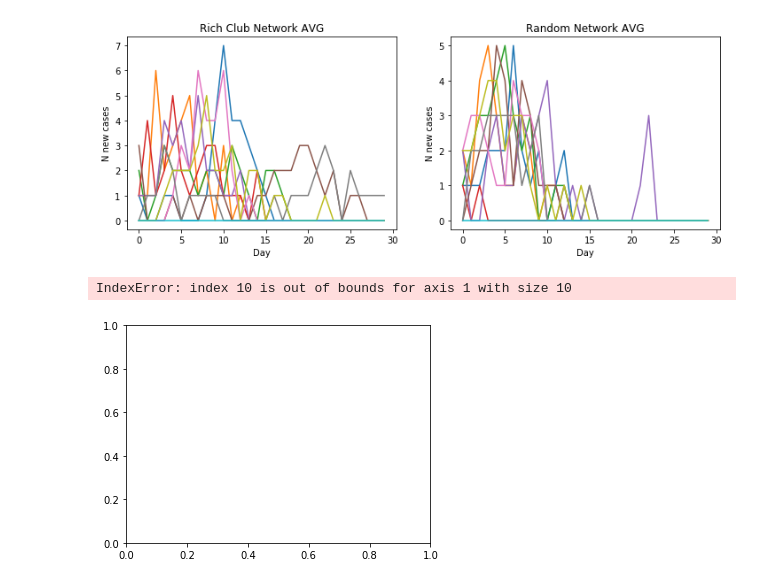
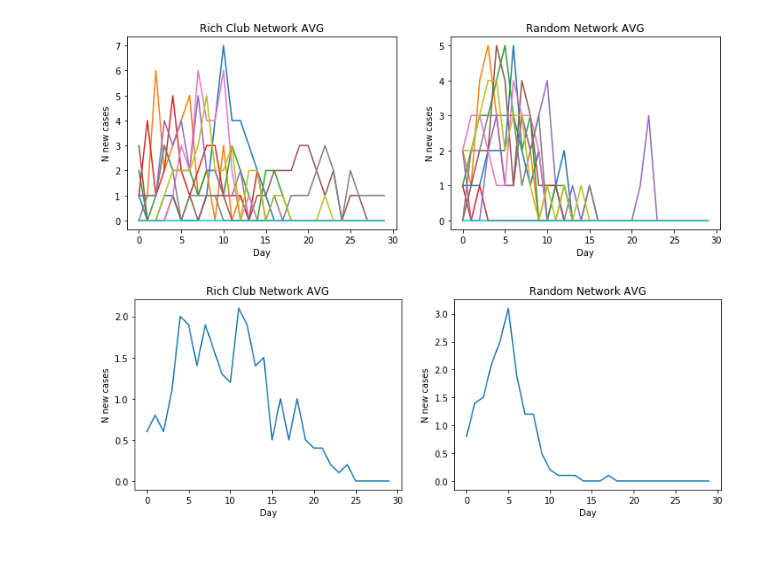
Before and after one commit to JackieLerman/CompBio, a Jupyter notebook: 083_Propagation .ipynb, the cells around one changed output. Cells and saved outputs as stored; diff of their text form; code cells hidden in the pictures; blank space fills up the shorter version.

```diff
--- a/083_Propagation .ipynb
+++ b/083_Propagation .ipynb
@@ -252,35 +252,34 @@ plt.ylabel('N new cases');
 
 ntrials = 10
 nsteps=30
 plt.figure(figsize=(12,4))
 history1_avg = np.zeros(shape = (nsteps,ntrials))
 history2_avg = np.zeros(shape = (nsteps,ntrials))
 
 for itrial in range(ntrials-1):
     history1 = pandemic(rich_club_network(30), prob=0.5, nsteps=30)
     history1_avg[:,itrial]= (history1)
 
 
     history2 = pandemic(random_network(30), prob=0.5, nsteps=30)
     history2_avg[:,itrial]= (history2)
 
 
 
 
 
 plt.subplot(121)
-plt.plot(np.mean(history1_avg[:,ntrials]))
+plt.plot(np.mean(history1_avg,axis = 1))
 plt.title("Rich Club Network AVG")
 plt.xlabel('Day');
 plt.ylabel('N new cases');
 
 plt.subplot(122)
-plt.plot(np.mean(history2_avg[:,ntrials]));
+plt.plot(np.mean(history2_avg,axis= 1));
 plt.title("Random Network AVG")
 plt.xlabel('Day');
 plt.ylabel('N new cases');
 #print(history1_avg[:,:])
-print(np.mean(history1_avg[:,ntrials]))
+#print(np.mean(history1_avg[:,ntrials-1]))
 # %% [output]
-IndexError: index 10 is out of bounds for axis 1 with size 10
-[figure, old version]
+[figure, new version]
```
Also changed, not shown: 2 other files.
